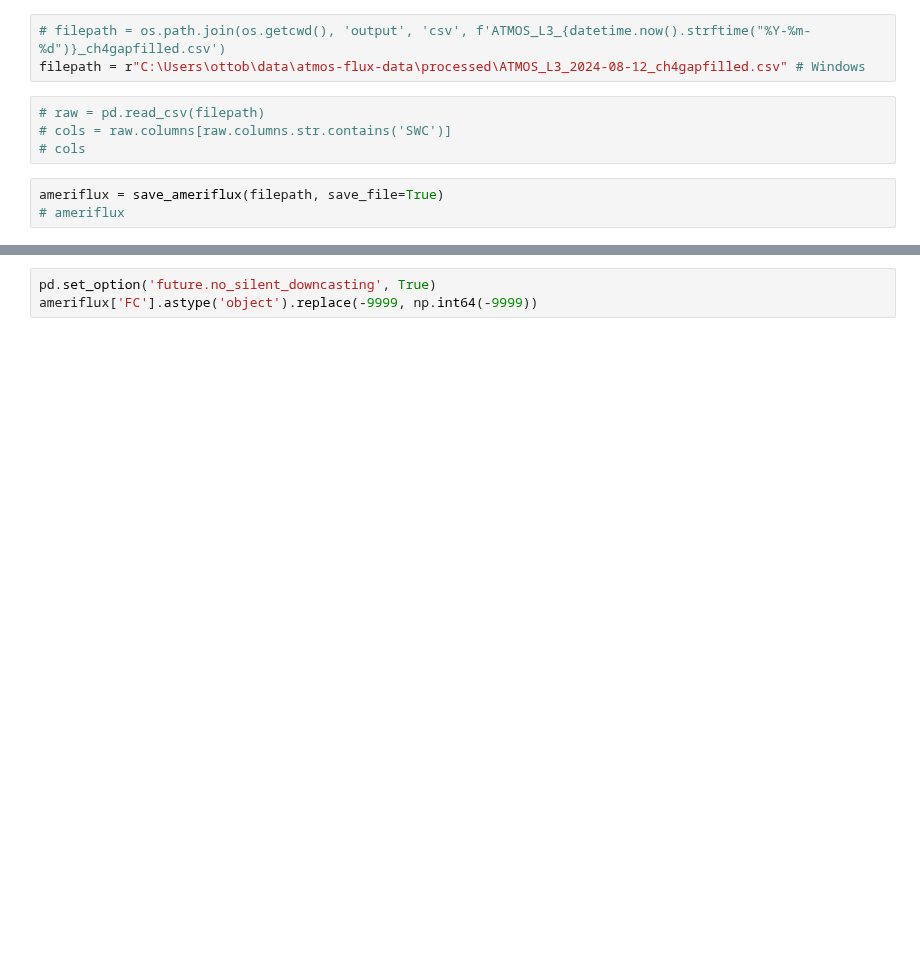
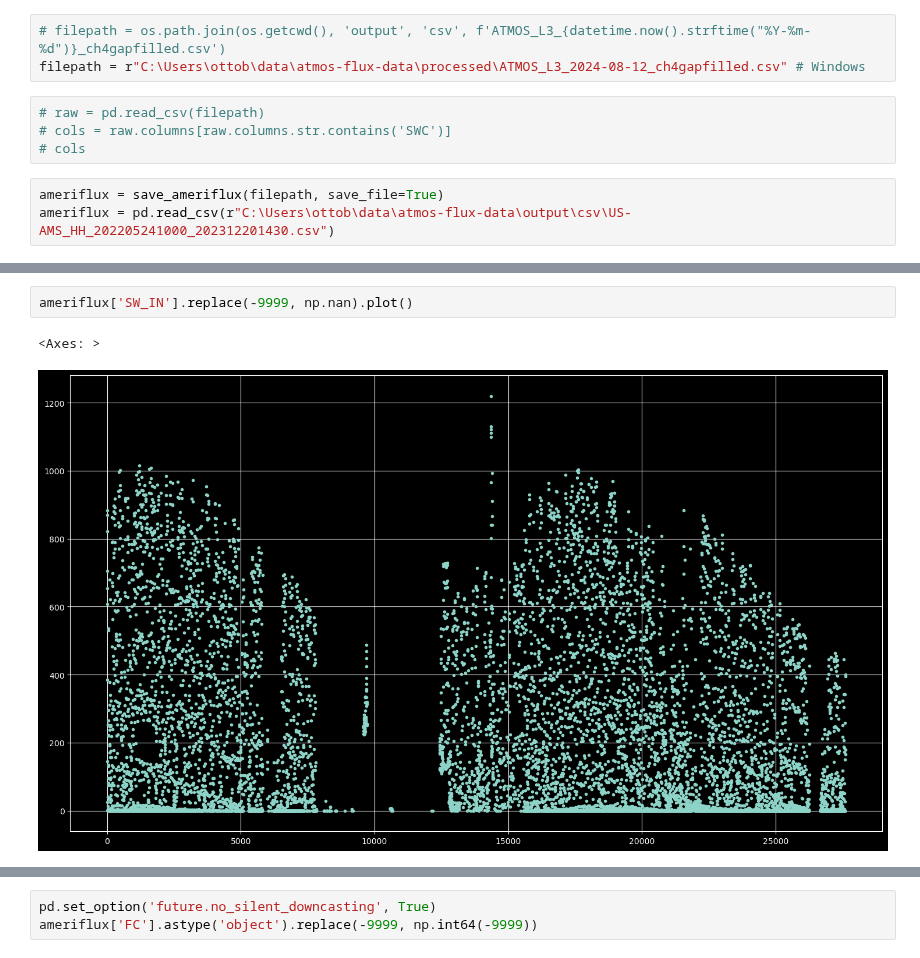
Before and after one commit to ottobriner/atmos-flux-data, a Jupyter notebook: atmos-output.ipynb, the cells around one changed output, grey strips where cells are left out. Cells and saved outputs as stored; diff of their text form; blank space fills up the shorter version.

```diff
--- a/atmos-output.ipynb
+++ b/atmos-output.ipynb
@@ -46,7 +46,7 @@ filepath = r"C:\Users\ottob\data\atmos-flux-data\processed\ATMOS_L3_2024-08-12_c
 # cols
 # %%
 ameriflux = save_ameriflux(filepath, save_file=True)
-# ameriflux
+ameriflux = pd.read_csv(r"C:\Users\ottob\data\atmos-flux-data\output\csv\US-AMS_HH_202205241000_202312201430.csv")
 # %% [output]
 Index(['co2_flux', 'qc_co2_flux', 'un_co2_flux'], dtype='object')
 0       -15.0656
@@ -67,0 +84,5 @@ Index(['FCH4_F_MDS', 'FCH4_F_RF', 'FCH4_F_UNCERTAINTY_RF', 'FCH4_F1_RF',
+# %%
+ameriflux['SW_IN'].replace(-9999, np.nan).plot()
+# %% [output]
+<Axes: >
+[figure, added]
```
Also changed, not shown: parts of 4 cells of this notebook, 1 other file.
